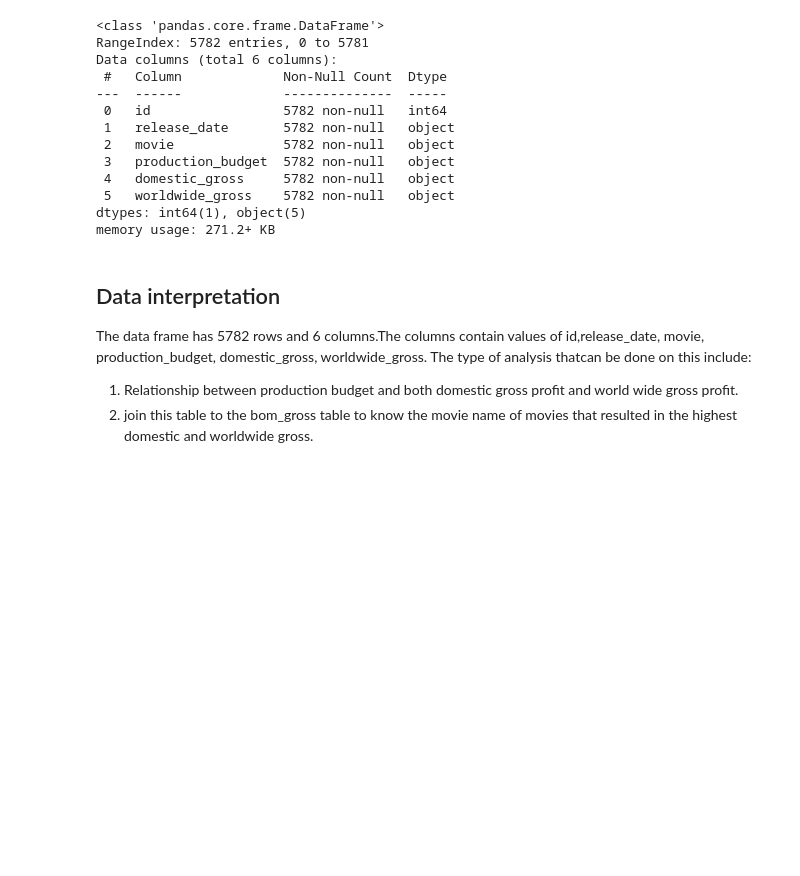
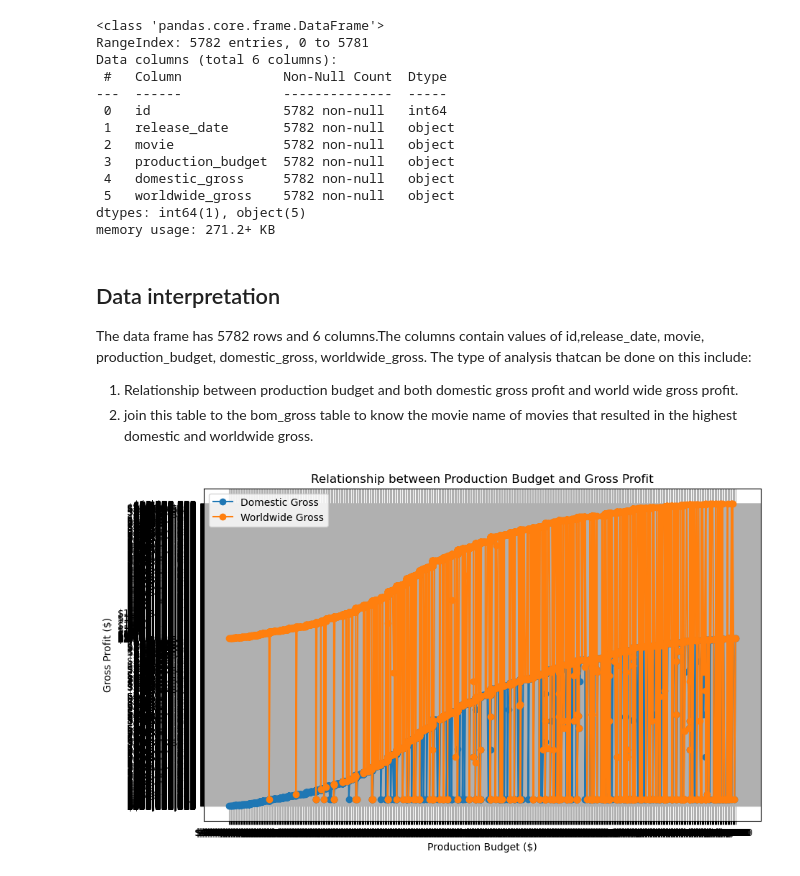
Before and after one commit to Nyabaga/Film-Fortune-Telling, a Jupyter notebook: student.ipynb, the cells around one changed output. Drawn from its saved outputs; the diff is of its cells as text; code cells hidden in the pictures; blank space fills up the shorter version.

```diff
--- a/student.ipynb
+++ b/student.ipynb
@@ -436,15 +437,22 @@ The data frame has 5782 rows and 6 columns.The columns contain values of id,rele
 1. Relationship between production budget and both domestic gross profit and world wide gross profit.
 2. join this table to the bom_gross table to know the movie name of movies that resulted in the highest domestic and worldwide gross.
 # %%
-# Relationship between production budget and both domestic and worldwide gross profit
 plt.figure(figsize=(10, 6))
-plt.scatter(df_movie_budgets['production_budget'], df_movie_budgets['domestic_gross'], label='Domestic Gross')
-plt.scatter(df_movie_budgets['production_budget'], df_movie_budgets['worldwide_gross'], label='Worldwide Gross')
+
+# Plotting domestic gross profit
+plt.plot(df_movie_budgets['production_budget'], df_movie_budgets['domestic_gross'], label='Domestic Gross', marker='o')
+
+# Plotting worldwide gross profit
+plt.plot(df_movie_budgets['production_budget'], df_movie_budgets['worldwide_gross'], label='Worldwide Gross', marker='o')
+
 plt.title('Relationship between Production Budget and Gross Profit')
 plt.xlabel('Production Budget ($)')
 plt.ylabel('Gross Profit ($)')
 plt.legend()
+plt.grid(True)
 plt.show()
+# %% [output]
+[figure, added]
 # %%
 # Assuming the join is based on movie title
 merged_data = pd.merge(df_movie_budgets, df_bom_gross, how='inner', left_on='movie', right_on='title')
```
Also changed, not shown: parts of 3 cells of this notebook, 1 other file.
